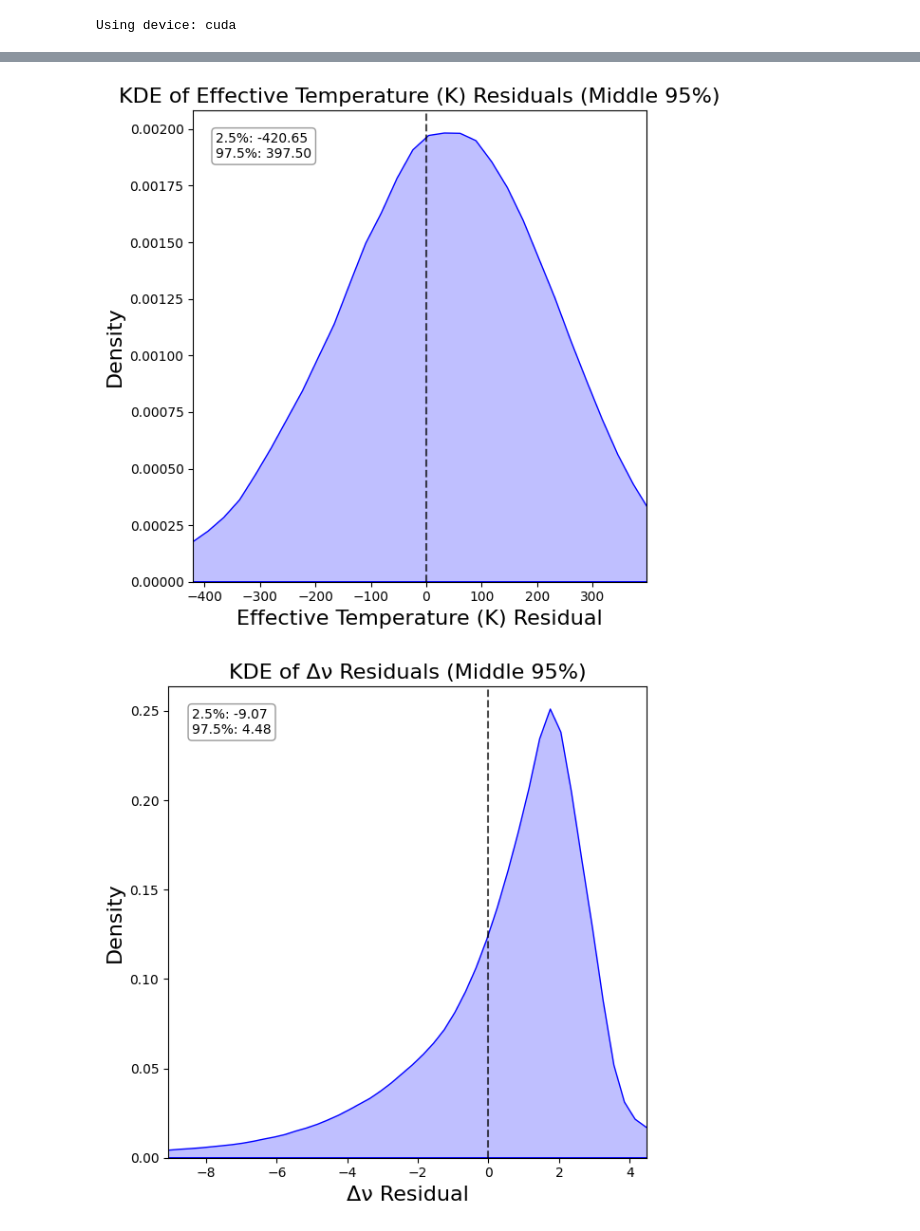
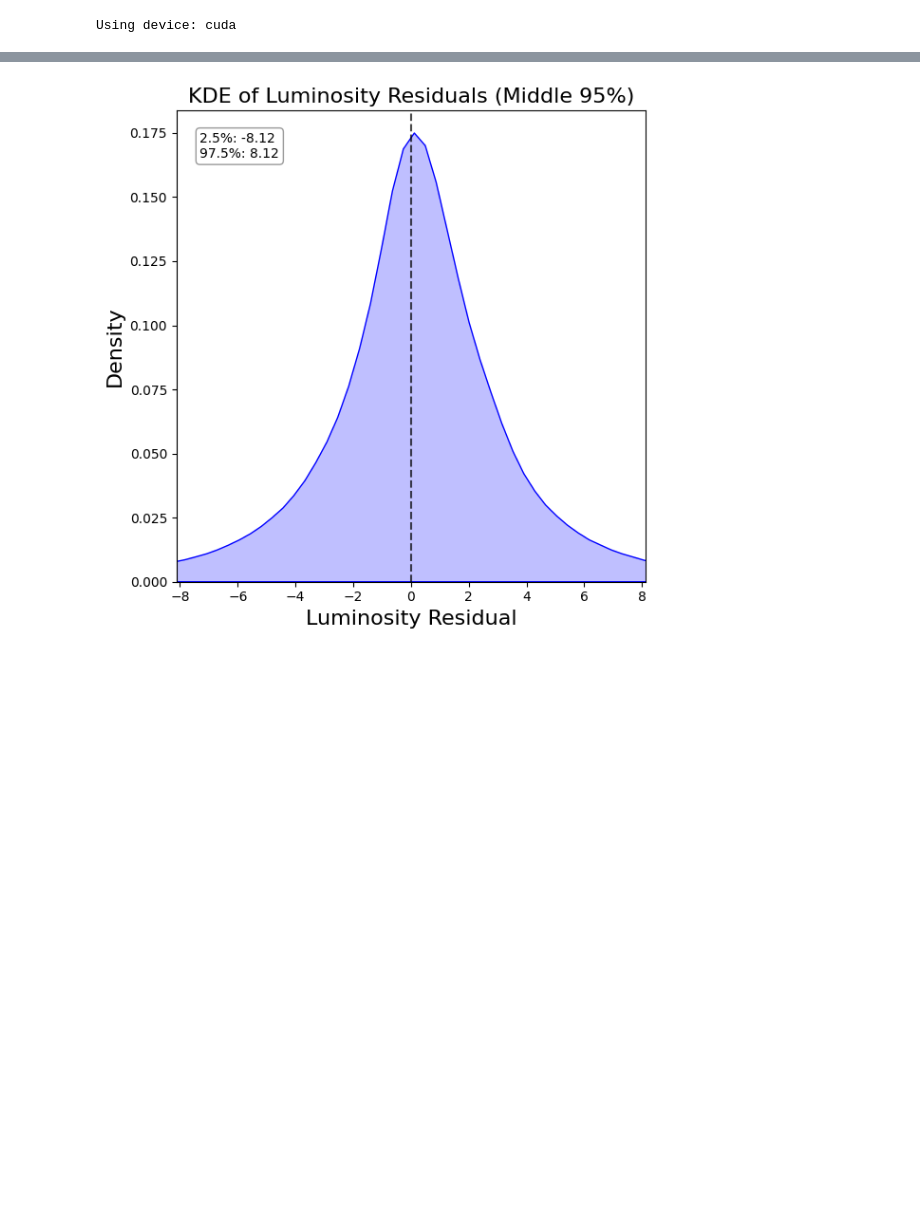
Before and after one commit to ruddock321/y4project, a Jupyter notebook: Neural_Network/GARSTEC_Emulator/GarstecModel_V13/V13ResidualPlotNoLog.ipynb, the cells around one changed output, grey strips where cells are left out. Drawn from its saved outputs; the diff is of its cells as text; code cells hidden in the pictures; blank space fills up the shorter version.

```diff
--- a/Neural_Network/GARSTEC_Emulator/GarstecModel_V13/V13ResidualPlotNoLog.ipynb
+++ b/Neural_Network/GARSTEC_Emulator/GarstecModel_V13/V13ResidualPlotNoLog.ipynb
@@ -13,7 +13,7 @@ from pytorch_lightning import LightningModule
 from sklearn.model_selection import train_test_split
 # %%
 # Path setup
-model_path = "best_model_noLogDP_V12---epoch=61-val_loss=3050.78625703.ckpt"
+model_path = "best_model_v13_Lum---epoch=4986-val_loss=0.00769697.ckpt"
 garstec_data = r'C:\Users\kiena\Documents\YEAR 4\PROJECT\Data\Garstec_AS09_chiara.hdf5'
 # %%
 class GarstecNet(LightningModule):
@@ -138,8 +135,13 @@ print(f"Using device: {device}")
 # Load data
 inputs, outputs, output_names, track_indices = load_data()
 
-# Split data with same random state as in training
-X_train, X_test, y_train, y_test = train_test_split(inputs, outputs, test_size=0.2, random_state=1)
+# Select just one output feature (index 0 for Teff)
+output_index = 1  # Change this to select different outputs (0=Teff, 1=luminosity, 2=dnu, 3=numax, 4=FeH)
+selected_output = outputs[:, output_index:output_index+1]  # Keep 2D shape with one column
+selected_output_name = output_names[output_index]
+
+# Split data with selected output
+X_train, X_test, y_train, y_test = train_test_split(inputs, selected_output, test_size=0.2, random_state=1)
 
 # Scale data
 scaler_X = StandardScaler()
@@ -151,9 +153,9 @@ X_test = scaler_X.transform(X_test)
 y_train = scaler_y.fit_transform(y_train)
 y_test = scaler_y.transform(y_test)
 
-# Load the trained model
+# Update output_dim to match the selected output
 input_dim = X_train.shape[1]
-output_dim = y_train.shape[1]
+output_dim = 1  # Single output feature
 
 # Load model with map_location to handle device differences
 model = GarstecNet.load_from_checkpoint(
@@ -242,42 +183,37 @@ NameError: name 'y_test_original' is not defined
 # %%
-def individual_kde_plots():
-    # Define parameter names for each column of normal_residuals
-    names = ["Effective Temperature (K)", "Δν", "ν_max", "[Fe/H]"]
+def individual_kde_plot(residuals, output_name):
+    # Extract residuals which are now a single column
+    residual = residuals.flatten()  # Flatten in case it's still a 2D array
 
-    # Iterate through each parameter
-    for i, name in enumerate(names):
-        # Extract residuals for current parameter
-        residual = normal_residuals[:, i]
+    # Calculate the 2.5th and 97.5th percentiles (middle 95%)
+    lower_bound = np.percentile(residual, 2.5)
+    upper_bound = np.percentile(residual, 97.5)
 
-        # Calculate the 2.5th and 97.5th percentiles (middle 95%)
-        lower_bound = np.percentile(residual, 2.5)
-        upper_bound = np.percentile(residual, 97.5)
+    plt.figure(figsize=(6, 6))
 
-        plt.figure(figsize=(6, 6))
+    # Create KDE plot
+    sns.kdeplot(x=residual, fill=True, color='blue')
 
-        # Create KDE plot
-        sns.kdeplot(x=residual, fill=True, color='blue')
+    # Add reference line at zero
+    plt.axvline(x=0, color='black', linestyle='--', alpha=0.7)
 
-        # Add reference line at zero
-        plt.axvline(x=0, color='black', linestyle='--', alpha=0.7)
+    # Set x-axis limits to show only middle 95%
+    plt.xlim(lower_bound, upper_bound)
 
-        # Set x-axis limits to show only middle 95%
-        plt.xlim(lower_bound, upper_bound)
+    # Add title and labels
+    plt.title(f'KDE of {output_name} Residuals (Middle 95%)', fontsize=16)
+    plt.xlabel(f'{output_name} Residual', fontsize=16)
+    plt.ylabel('Density', fontsize=16)
 
-        # Add title and labels
-        plt.title(f'KDE of {name} Residuals (Middle 95%)', fontsize=16)
-        plt.xlabel(f'{name} Residual', fontsize=16)
-        plt.ylabel('Density', fontsize=16)
+    # Display percentile values in a text box
+    plt.annotate(f'2.5%: {lower_bound:.2f}\n97.5%: {upper_bound:.2f}',
+                xy=(0.05, 0.9), xycoords='axes fraction',
+                bbox=dict(boxstyle="round,pad=0.3", fc="white", ec="gray", alpha=0.8))
 
-        # Display percentile values in a text box
-        plt.annotate(f'2.5%: {lower_bound:.2f}\n97.5%: {upper_bound:.2f}',
-                    xy=(0.05, 0.9), xycoords='axes fraction',
-                    bbox=dict(boxstyle="round,pad=0.3", fc="white", ec="gray", alpha=0.8))
+    plt.tight_layout()
+    plt.show()
 
-        plt.tight_layout()
-        plt.show()
-
-individual_kde_plots()
+selected_output_name = output_names[output_index]
+individual_kde_plot(normal_residuals, selected_output_name)
 # %% [output]
-[figure, old version]
+[figure, new version]
-[figure, removed]
```
Also changed, not shown: parts of 7 cells of this notebook, 21 other files.
